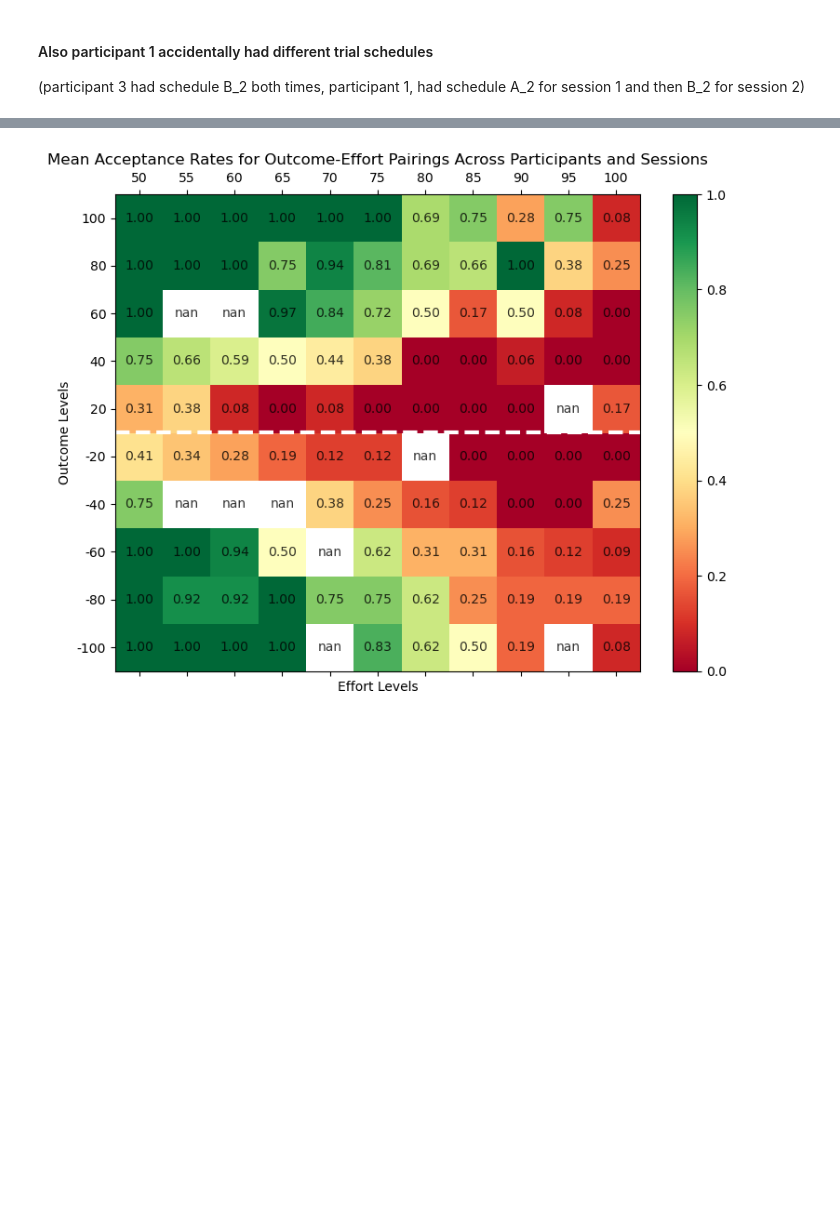
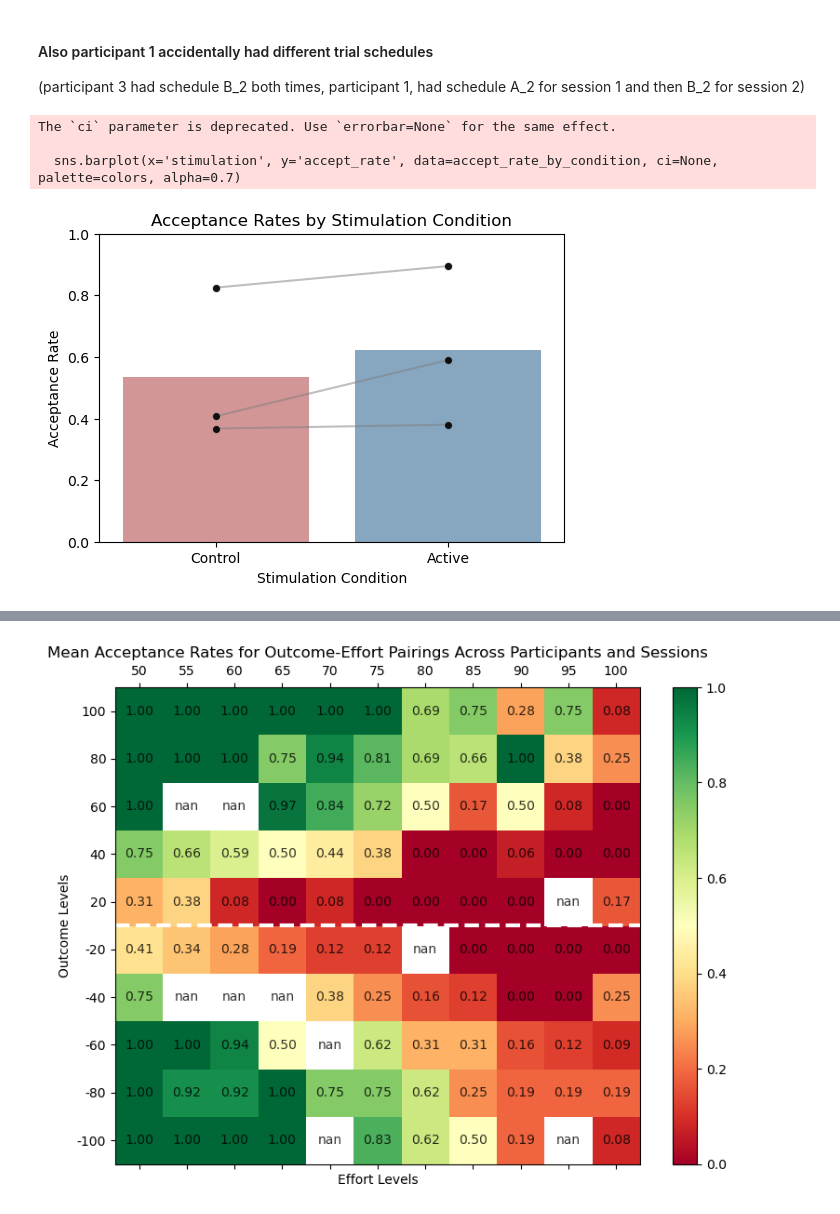
Before and after one commit to MajaFriedemann/reward-effort-task, a Jupyter notebook: analysis/pilot_withTUS_data_behaviour.ipynb, the cells around one changed output, grey strips where cells are left out. Cells and saved outputs as stored; diff of their text form; code cells hidden in the pictures; blank space fills up the shorter version.

```diff
--- a/analysis/pilot_withTUS_data_behaviour.ipynb
+++ b/analysis/pilot_withTUS_data_behaviour.ipynb
@@ -45,6 +54,46 @@ data.head()
 # %% [markdown]
 #### Also participant 1 accidentally had different trial schedules
 (participant 3 had schedule B_2 both times, participant 1, had schedule A_2 for session 1 and then B_2 for session 2)
+# %%
+# Calculate percentage of 'accept' responses by session condition and participant
+accept_rate_by_condition = data.groupby(['participant', 'stimulation'])['response'].apply(lambda x: (x == 'accept').mean()).reset_index()
+accept_rate_by_condition.columns = ['participant', 'stimulation', 'accept_rate']
+
+# Rename stimulation conditions
+accept_rate_by_condition['stimulation'] = accept_rate_by_condition['stimulation'].map({True: 'Active', False: 'Control'})
+
+# Define colors for the bars
+colors = {'Active': 'steelblue', 'Control': 'indianred'}
+
+# Create the figure
+plt.figure(figsize=(6, 4))
+
+# Barplot showing the average acceptance rate per stimulation condition
+sns.barplot(x='stimulation', y='accept_rate', data=accept_rate_by_condition, ci=None, palette=colors, alpha=0.7)
+
+# Draw lines connecting the same participant across conditions
+for participant in accept_rate_by_condition['participant'].unique():
+    subset = accept_rate_by_condition[accept_rate_by_condition['participant'] == participant]
+    plt.plot(subset['stimulation'], subset['accept_rate'], color='gray', alpha=0.5, linestyle='-', marker='o', markersize=5)
+
+# Scatter plot overlay showing individual participant data
+sns.stripplot(x='stimulation', y='accept_rate', data=accept_rate_by_condition, jitter=False, dodge=False, alpha=0.9, marker='o', color='black')
+
+# Labels and title
+plt.title('Acceptance Rates by Stimulation Condition')
+plt.ylabel('Acceptance Rate')
+plt.xlabel('Stimulation Condition')
+
+# Set y-axis range from 0 to 1
+plt.ylim(0, 1)
+
+# Show the plot
+plt.show()
+# %% [output]
+The `ci` parameter is deprecated. Use `errorbar=None` for the same effect.
+
+  sns.barplot(x='stimulation', y='accept_rate', data=accept_rate_by_condition, ci=None, palette=colors, alpha=0.7)
+[figure, added]
 # %%
 # Calculate percentage of 'accept' responses by session condition and participant
 accept_rate_by_condition = data.groupby(['participant', 'stimulation'])['response'].apply(lambda x: (x == 'accept').mean()).reset_index()
```
Also changed, not shown: parts of 7 cells of this notebook, 2 other files.
